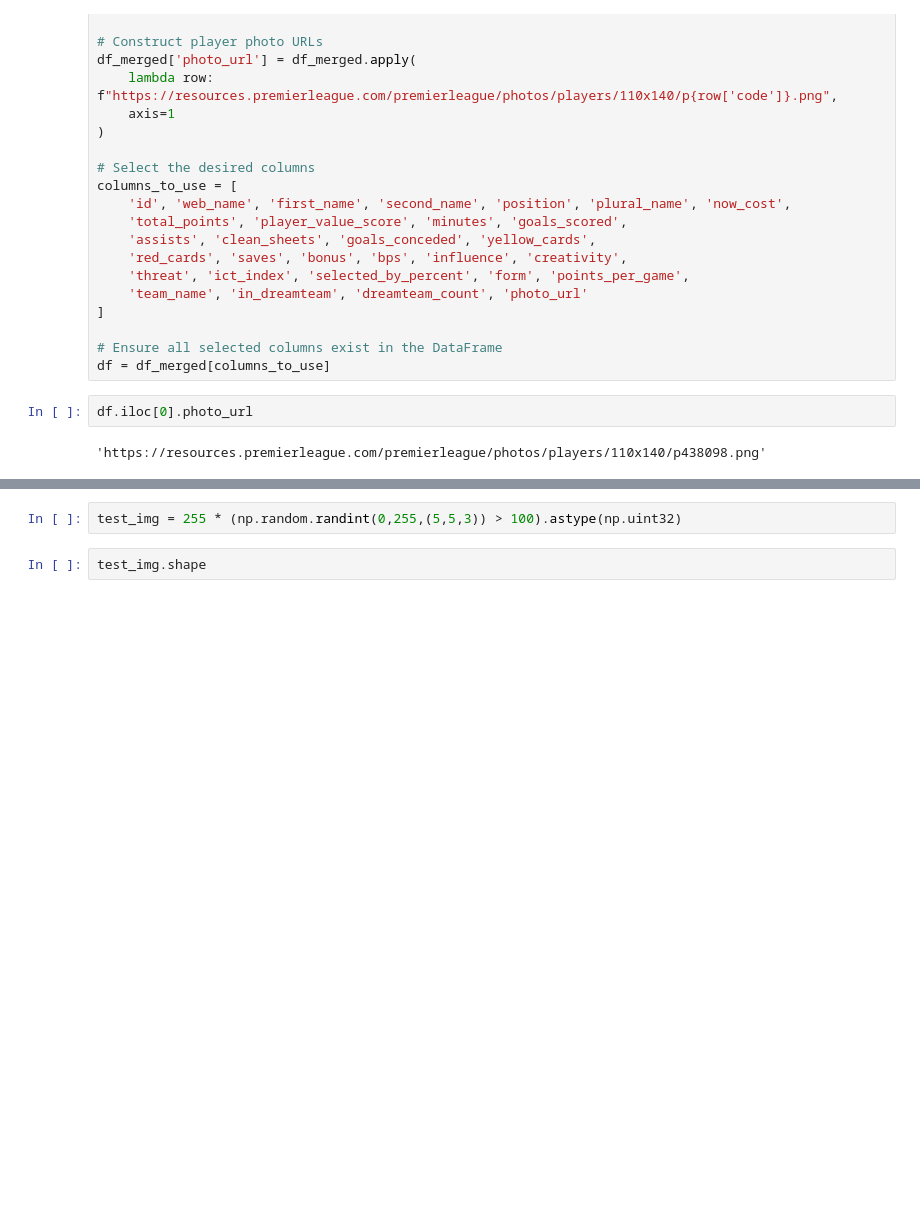
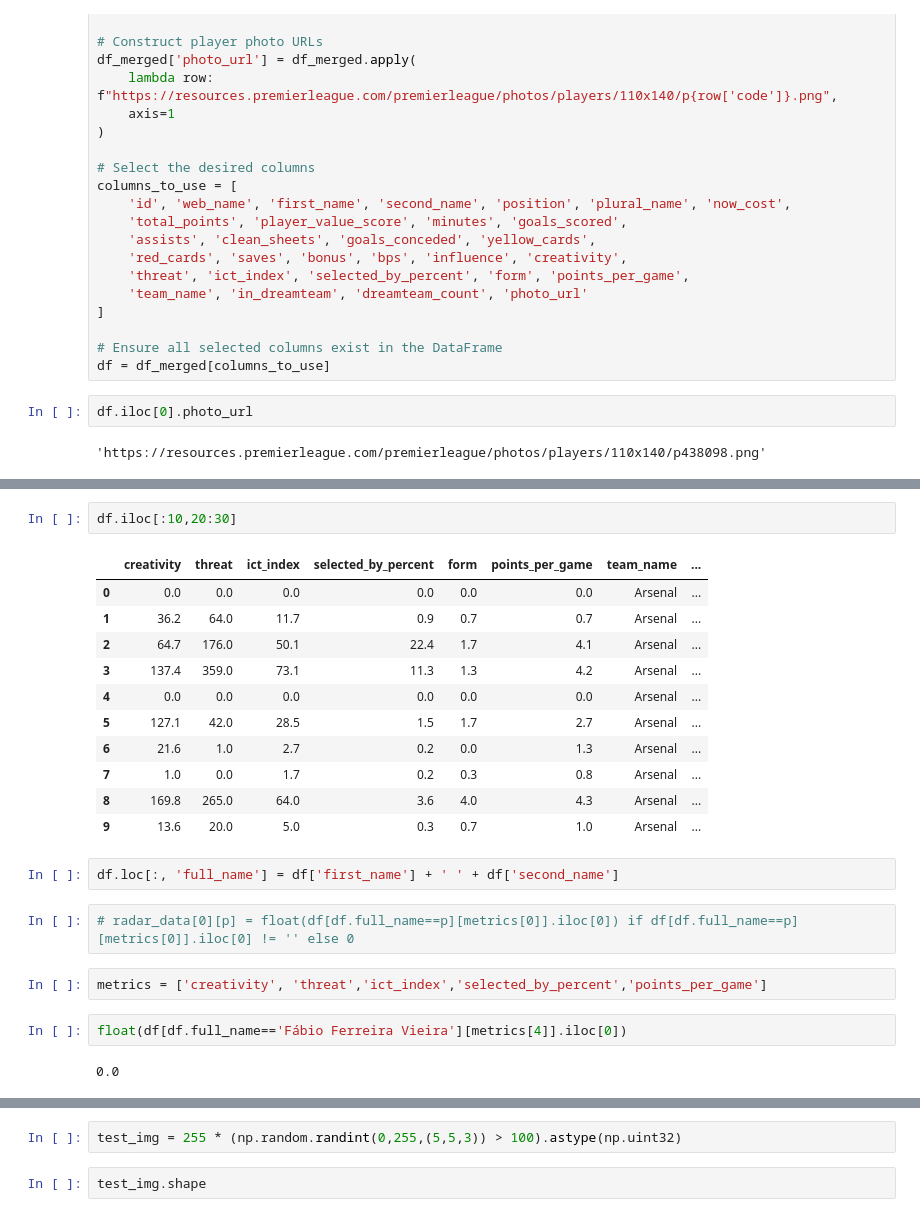
Before and after one commit to nmannheimer/data511, a Jupyter notebook: nbs/test.ipynb, the cells around one changed output, grey strips where cells are left out. Drawn from its saved outputs; the diff is of its cells as text; blank space fills up the shorter version.

```diff
--- a/nbs/test.ipynb
+++ b/nbs/test.ipynb
@@ -212,0 +236,24 @@ df
+# %%
+df.iloc[:10,20:30]
+# %% [output]
+|  | creativity | threat | ict_index | selected_by_percent | form | points_per_game | team_name | ... |
+| 0 | 0.0 | 0.0 | 0.0 | 0.0 | 0.0 | 0.0 | Arsenal | ... |
+| 1 | 36.2 | 64.0 | 11.7 | 0.9 | 0.7 | 0.7 | Arsenal | ... |
+| 2 | 64.7 | 176.0 | 50.1 | 22.4 | 1.7 | 4.1 | Arsenal | ... |
+| 3 | 137.4 | 359.0 | 73.1 | 11.3 | 1.3 | 4.2 | Arsenal | ... |
+| 4 | 0.0 | 0.0 | 0.0 | 0.0 | 0.0 | 0.0 | Arsenal | ... |
+| 5 | 127.1 | 42.0 | 28.5 | 1.5 | 1.7 | 2.7 | Arsenal | ... |
+| 6 | 21.6 | 1.0 | 2.7 | 0.2 | 0.0 | 1.3 | Arsenal | ... |
+| 7 | 1.0 | 0.0 | 1.7 | 0.2 | 0.3 | 0.8 | Arsenal | ... |
+| 8 | 169.8 | 265.0 | 64.0 | 3.6 | 4.0 | 4.3 | Arsenal | ... |
+| 9 | 13.6 | 20.0 | 5.0 | 0.3 | 0.7 | 1.0 | Arsenal | ... |
+# %%
+df.loc[:, 'full_name'] = df['first_name'] + ' ' + df['second_name']
+# %%
+# radar_data[0][p] = float(df[df.full_name==p][metrics[0]].iloc[0]) if df[df.full_name==p][metrics[0]].iloc[0] != '' else 0
+# %%
+metrics = ['creativity', 'threat','ict_index','selected_by_percent','points_per_game']
+# %%
+float(df[df.full_name=='Fábio Ferreira Vieira'][metrics[4]].iloc[0])
+# %% [output]
+0.0
```
Also changed, not shown: parts of 6 cells of this notebook, 2 other files.
